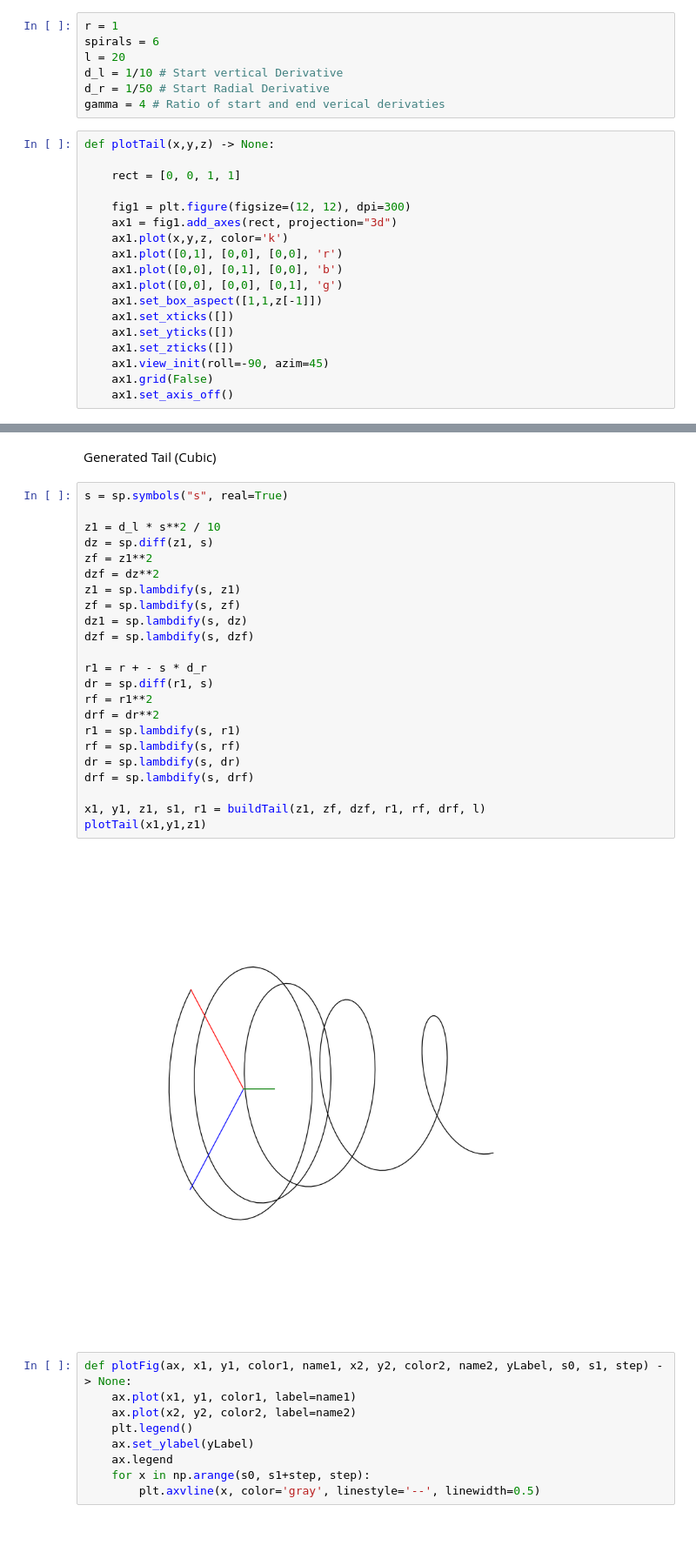
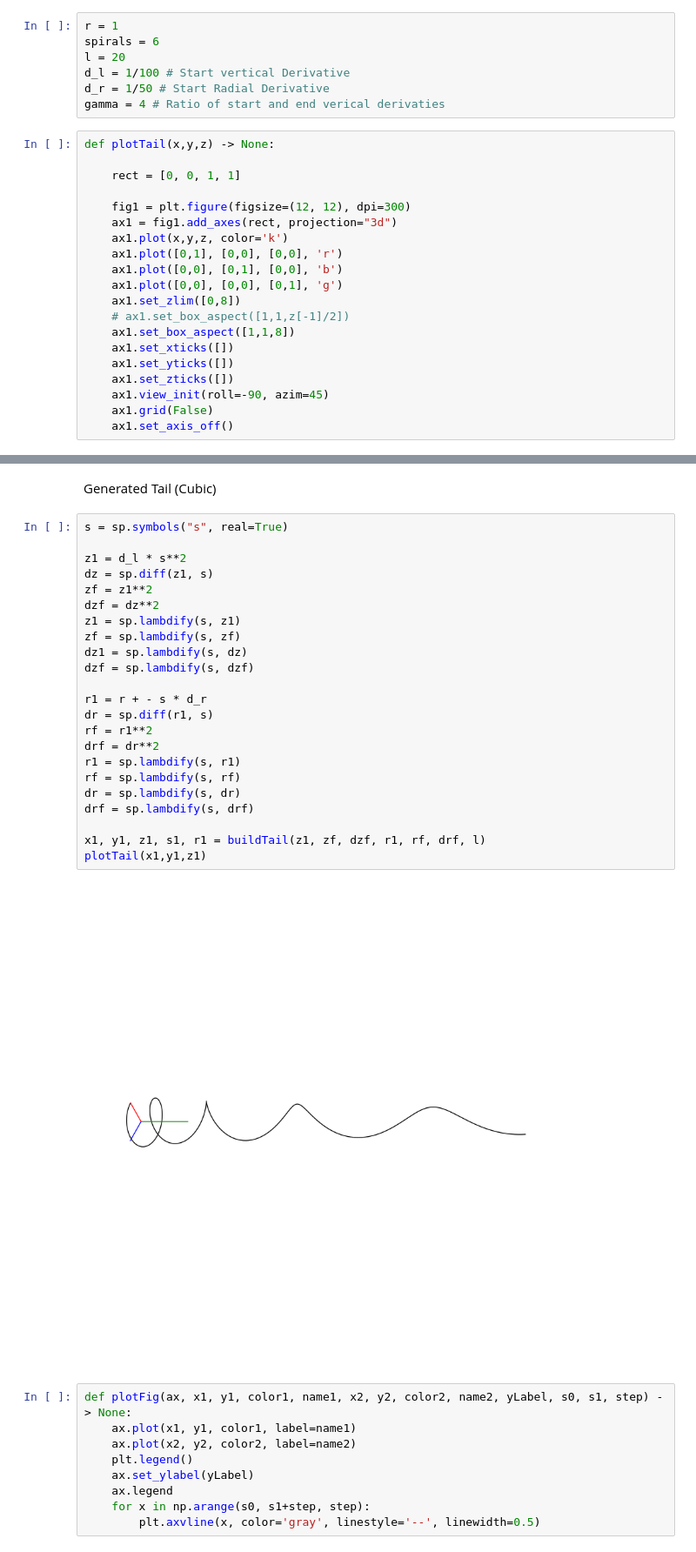
Before and after one commit to Parker-Knopf/MAE269, a Jupyter notebook: plottingTail.ipynb, the cells around one changed output, grey strips where cells are left out. Shown at 87% size. Cells and saved outputs as stored; diff of their text form.

```diff
--- a/plottingTail.ipynb
+++ b/plottingTail.ipynb
@@ -17,7 +17,7 @@ def cylToCar(r, theta, z) -> tuple[list[float]]:
 r = 1
 spirals = 6
 l = 20
-d_l = 1/10 # Start vertical Derivative
+d_l = 1/100 # Start vertical Derivative
 d_r = 1/50 # Start Radial Derivative
 gamma = 4 # Ratio of start and end verical derivaties
 # %%
@@ -31,7 +31,9 @@ def plotTail(x,y,z) -> None:
     ax1.plot([0,1], [0,0], [0,0], 'r')
     ax1.plot([0,0], [0,1], [0,0], 'b')
     ax1.plot([0,0], [0,0], [0,1], 'g')
-    ax1.set_box_aspect([1,1,z[-1]])
+    ax1.set_zlim([0,8])
+    # ax1.set_box_aspect([1,1,z[-1]/2])
+    ax1.set_box_aspect([1,1,8])
     ax1.set_xticks([])
     ax1.set_yticks([])
     ax1.set_zticks([])
@@ -98,28 +100,28 @@ Generated Tail (Cubic)
 # %%
 s = sp.symbols("s", real=True)
 
-z1 = d_l * s**2 / 10
+z1 = d_l * s**2
 dz = sp.diff(z1, s)
 zf = z1**2
 dzf = dz**2
 z1 = sp.lambdify(s, z1)
 zf = sp.lambdify(s, zf)
 dz1 = sp.lambdify(s, dz)
 dzf = sp.lambdify(s, dzf)
 
 r1 = r + - s * d_r
 dr = sp.diff(r1, s)
 rf = r1**2
 drf = dr**2
 r1 = sp.lambdify(s, r1)
 rf = sp.lambdify(s, rf)
 dr = sp.lambdify(s, dr)
 drf = sp.lambdify(s, drf)
 
 x1, y1, z1, s1, r1 = buildTail(z1, zf, dzf, r1, rf, drf, l)
 plotTail(x1,y1,z1)
 # %% [output]
-[figure, old version]
+[figure, new version]
 # %%
 def plotFig(ax, x1, y1, color1, name1, x2, y2, color2, name2, yLabel, s0, s1, step) -> None:
     ax.plot(x1, y1, color1, label=name1)
```
Also changed, not shown: parts of 4 cells of this notebook.
